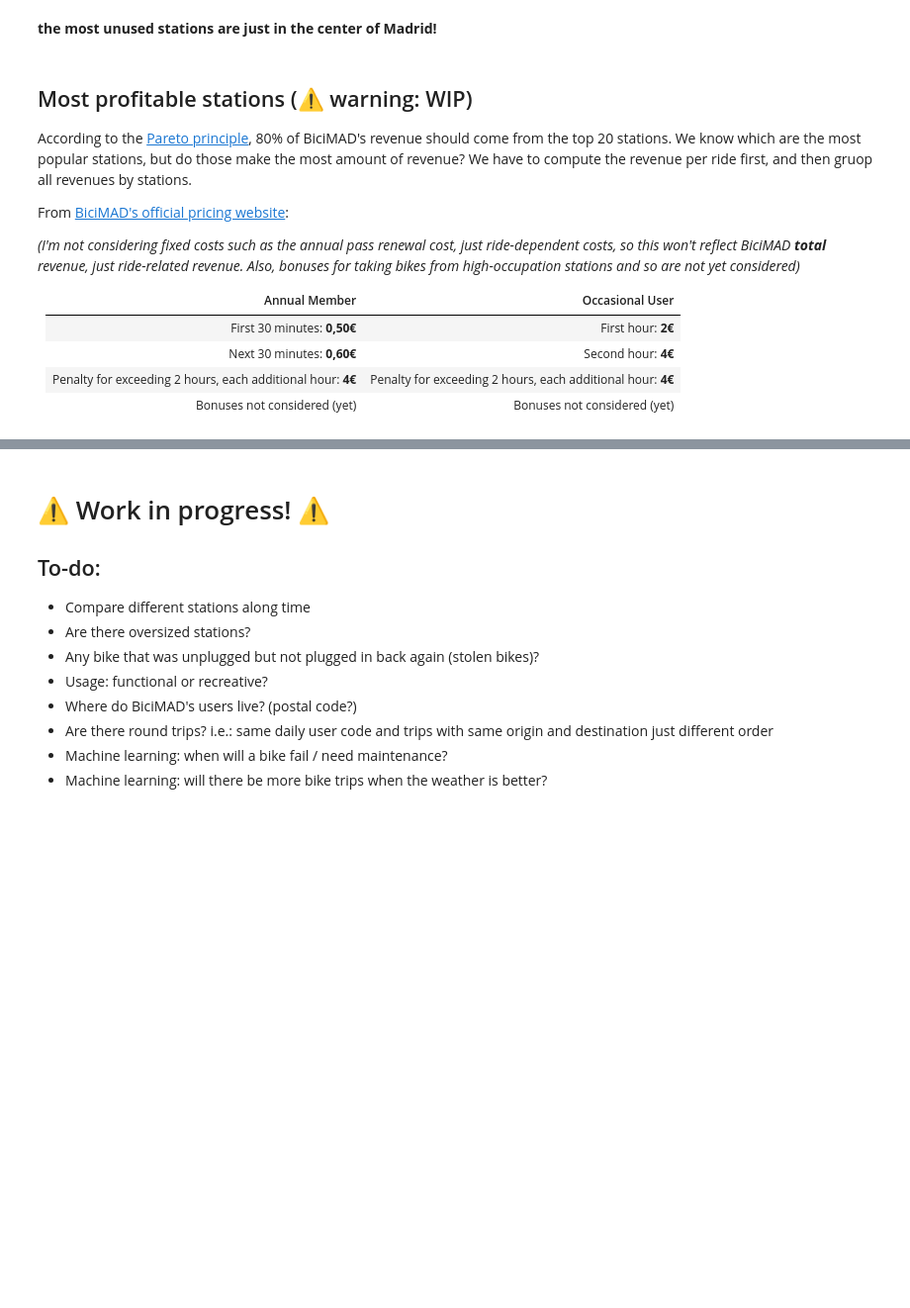
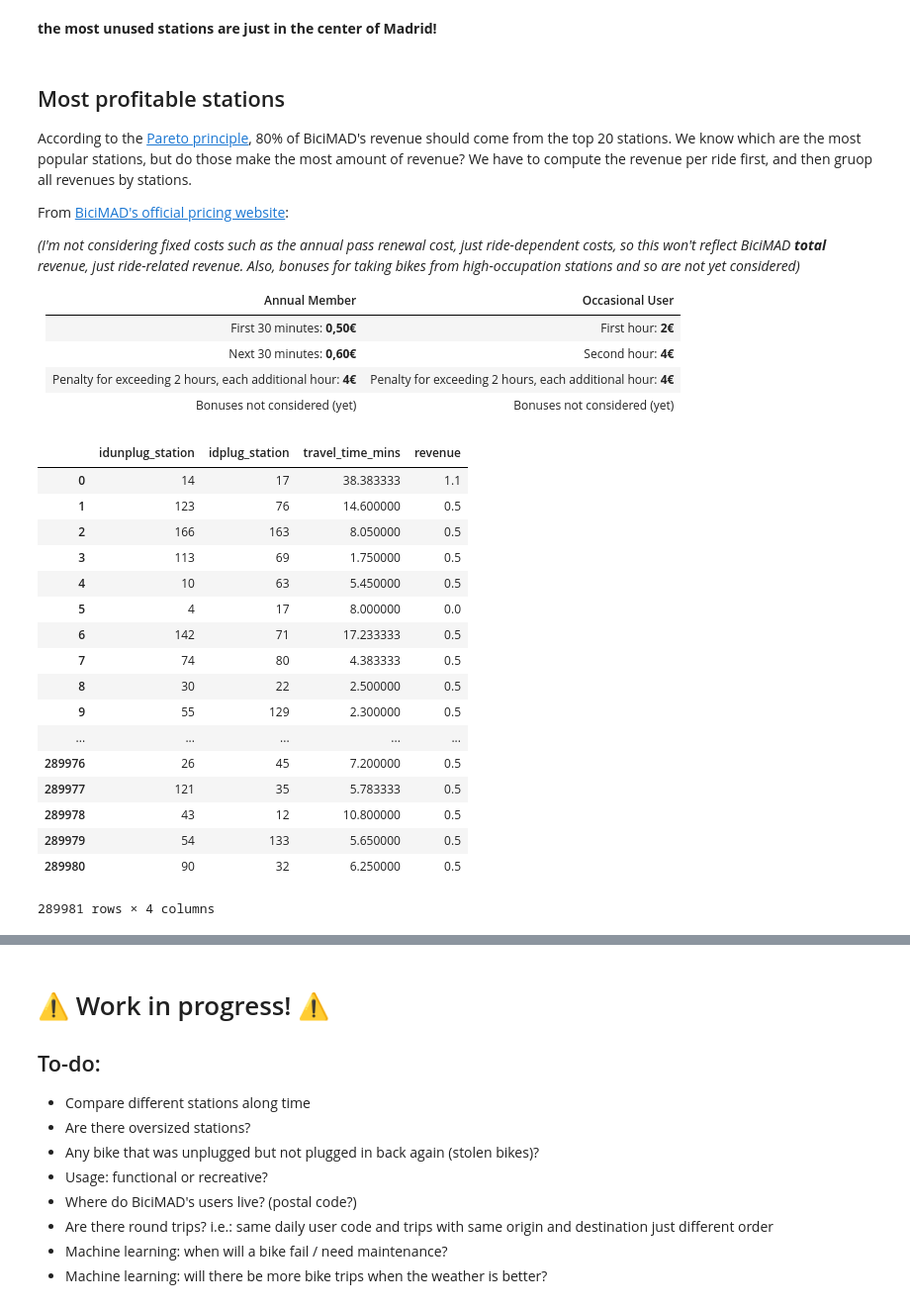
Before and after one commit to rameerez/bicimad-data-analysis, a Jupyter notebook: bicimad-rides-data-analysis.ipynb, the cells around one changed output, grey strips where cells are left out. Shown at 99% size. Cells and saved outputs as stored; diff of their text form; code cells hidden in the pictures; blank space fills up the shorter version.

```diff
--- a/bicimad-rides-data-analysis.ipynb
+++ b/bicimad-rides-data-analysis.ipynb
@@ -384,7 +374,7 @@ plot.add_tools(PanTool(), WheelZoomTool(), BoxSelectTool())
 output_file("gmap_plot.html")
 show(plot)
 # %% [markdown]
-## Most profitable stations (⚠️ warning: WIP)
+## Most profitable stations
 
 According to the [Pareto principle](https://en.wikipedia.org/wiki/Pareto_principle), 80% of BiciMAD's revenue should come from the top 20 stations. We know which are the most popular stations, but do those make the most amount of revenue? We have to compute the revenue per ride first, and then gruop all revenues by stations.
 
@@ -423,7 +413,28 @@ def ride_to_revenue(user_type, ride_time):
     else:
         revenue = 0
     return revenue
-# %%
-# to-do: make this work (lambda crashes)
-
-df['revenue'] = df.apply(lambda x: ride_to_revenue(df['user_type'], df['travel_time']), axis=1)
+# %%
+def compute_revenue(row):
+    return ride_to_revenue(row['user_type'], row['travel_time'])
+# %%
+df['revenue'] = df.apply(compute_revenue, axis=1)
+df[['idunplug_station', 'idplug_station', 'travel_time_mins', 'revenue']]
+# %% [output]
+|  | idunplug_station | idplug_station | travel_time_mins | revenue |
+| 0 | 14 | 17 | 38.383333 | 1.1 |
+| 1 | 123 | 76 | 14.600000 | 0.5 |
+| 2 | 166 | 163 | 8.050000 | 0.5 |
+| 3 | 113 | 69 | 1.750000 | 0.5 |
+| 4 | 10 | 63 | 5.450000 | 0.5 |
+| 5 | 4 | 17 | 8.000000 | 0.0 |
+| 6 | 142 | 71 | 17.233333 | 0.5 |
+| 7 | 74 | 80 | 4.383333 | 0.5 |
+| 8 | 30 | 22 | 2.500000 | 0.5 |
+| 9 | 55 | 129 | 2.300000 | 0.5 |
+| ... | ... | ... | ... | ... |
+| 289976 | 26 | 45 | 7.200000 | 0.5 |
+| 289977 | 121 | 35 | 5.783333 | 0.5 |
+| 289978 | 43 | 12 | 10.800000 | 0.5 |
+| 289979 | 54 | 133 | 5.650000 | 0.5 |
+| 289980 | 90 | 32 | 6.250000 | 0.5 |
+289981 rows × 4 columns
```
Also changed, not shown: parts of 23 cells of this notebook.
